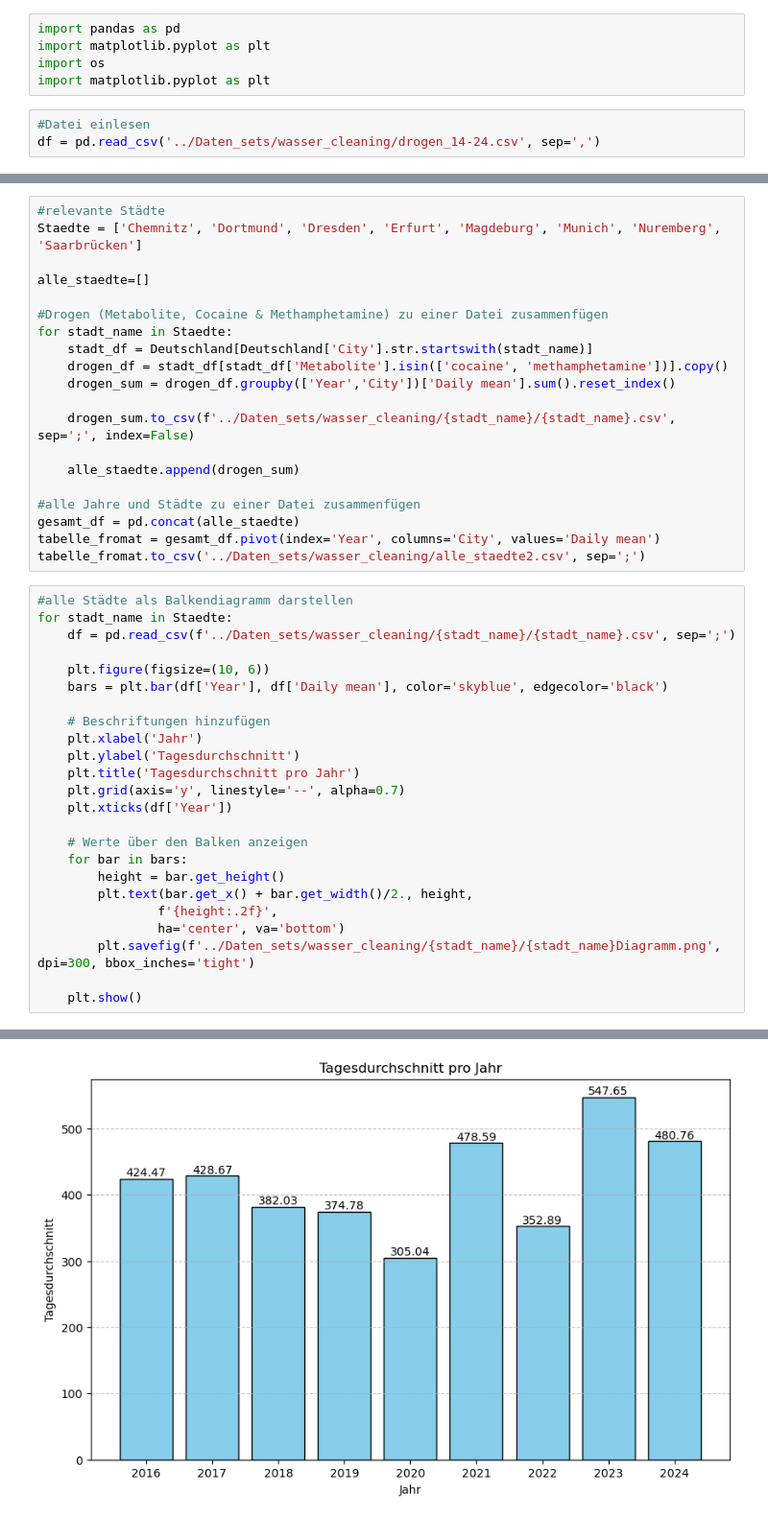
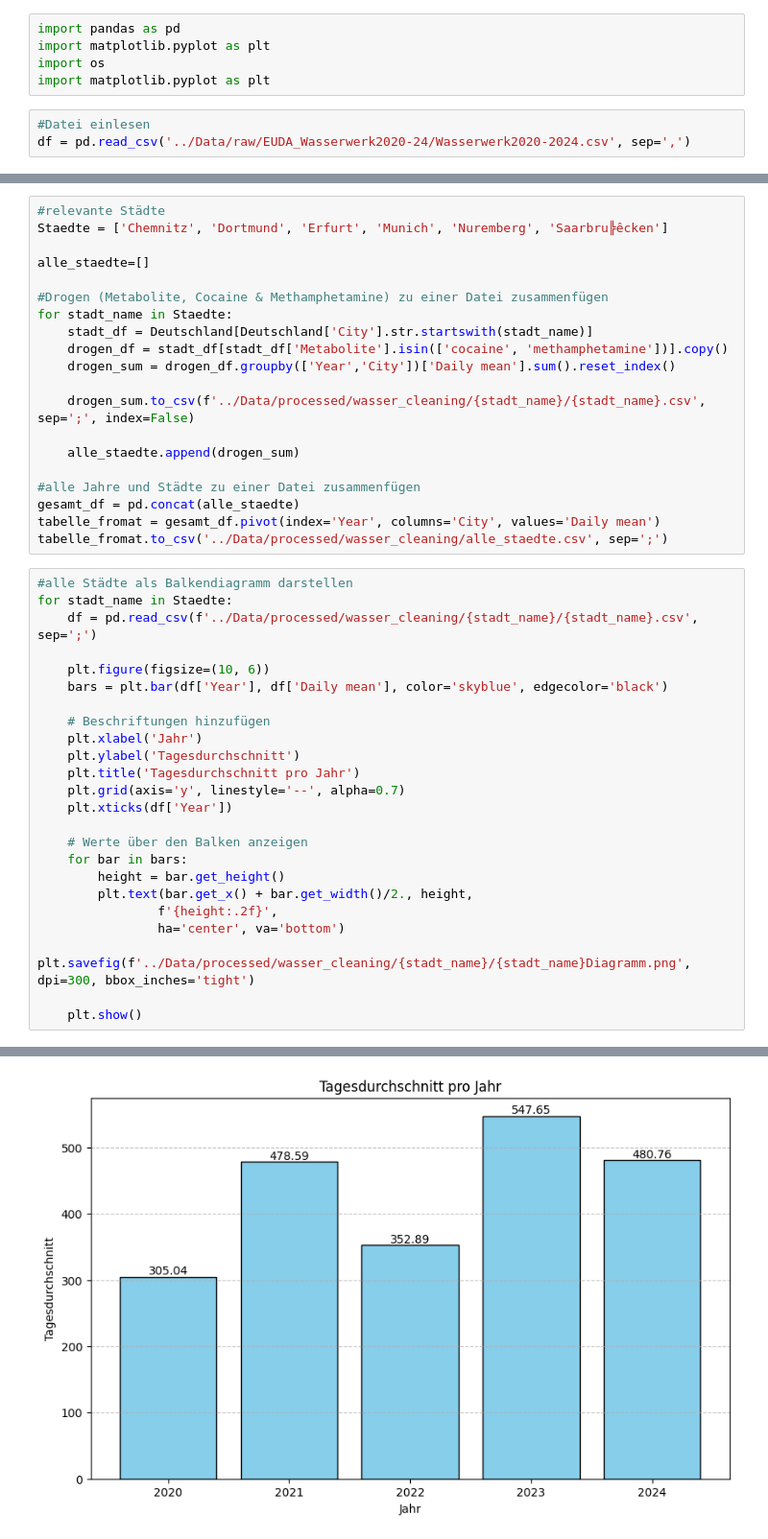
Before and after one commit to ichzann/DIS08_Data_modeling_7er_Gruppe, a Jupyter notebook: notebooks/wasser_cleaning.ipynb, the cells around one changed output, grey strips where cells are left out. Shown at 96% size. Saved outputs shown, nothing was run; the diff lists cells and outputs as text.

```diff
--- a/notebooks/wasser_cleaning.ipynb
+++ b/notebooks/wasser_cleaning.ipynb
@@ -5,7 +5,7 @@ import os
 import matplotlib.pyplot as plt
 # %%
 #Datei einlesen
-df = pd.read_csv('../Daten_sets/wasser_cleaning/drogen_14-24.csv', sep=',')
+df = pd.read_csv('../Data/raw/EUDA_Wasserwerk2020-24/Wasserwerk2020-2024.csv', sep=',')
 # %%
 #Deutsche Städte filtern
 Deutschland=df[df['Country']=='DE']
@@ -32,6 +32,6 @@ print(Deutschland)
 # %%
 #relevante Städte
-Staedte = ['Chemnitz', 'Dortmund', 'Dresden', 'Erfurt', 'Magdeburg', 'Munich', 'Nuremberg', 'Saarbrücken']
+Staedte = ['Chemnitz', 'Dortmund', 'Erfurt', 'Munich', 'Nuremberg', 'Saarbru╠êcken']
 
 alle_staedte=[]
 
@@ -41,18 +41,18 @@ for stadt_name in Staedte:
     drogen_df = stadt_df[stadt_df['Metabolite'].isin(['cocaine', 'methamphetamine'])].copy()
     drogen_sum = drogen_df.groupby(['Year','City'])['Daily mean'].sum().reset_index()
 
-    drogen_sum.to_csv(f'../Daten_sets/wasser_cleaning/{stadt_name}/{stadt_name}.csv', sep=';', index=False)
+    drogen_sum.to_csv(f'../Data/processed/wasser_cleaning/{stadt_name}/{stadt_name}.csv', sep=';', index=False)
 
     alle_staedte.append(drogen_sum)
 
 #alle Jahre und Städte zu einer Datei zusammenfügen
 gesamt_df = pd.concat(alle_staedte)
 tabelle_fromat = gesamt_df.pivot(index='Year', columns='City', values='Daily mean')
-tabelle_fromat.to_csv('../Daten_sets/wasser_cleaning/alle_staedte2.csv', sep=';')
+tabelle_fromat.to_csv('../Data/processed/wasser_cleaning/alle_staedte.csv', sep=';')
 # %%
 #alle Städte als Balkendiagramm darstellen
 for stadt_name in Staedte:
-    df = pd.read_csv(f'../Daten_sets/wasser_cleaning/{stadt_name}/{stadt_name}.csv', sep=';')
+    df = pd.read_csv(f'../Data/processed/wasser_cleaning/{stadt_name}/{stadt_name}.csv', sep=';')
 
     plt.figure(figsize=(10, 6))
     bars = plt.bar(df['Year'], df['Daily mean'], color='skyblue', edgecolor='black')
@@ -70,7 +70,7 @@ for stadt_name in Staedte:
         plt.text(bar.get_x() + bar.get_width()/2., height,
                 f'{height:.2f}',
                 ha='center', va='bottom')
-        plt.savefig(f'../Daten_sets/wasser_cleaning/{stadt_name}/{stadt_name}Diagramm.png', dpi=300, bbox_inches='tight')
+        plt.savefig(f'../Data/processed/wasser_cleaning/{stadt_name}/{stadt_name}Diagramm.png', dpi=300, bbox_inches='tight')
 
     plt.show()
 # %% [output]
@@ -78 +78 @@ for stadt_name in Staedte:
-[figure, old version]
+[figure, new version]
```
Also changed, not shown: parts of 2 cells of this notebook.
